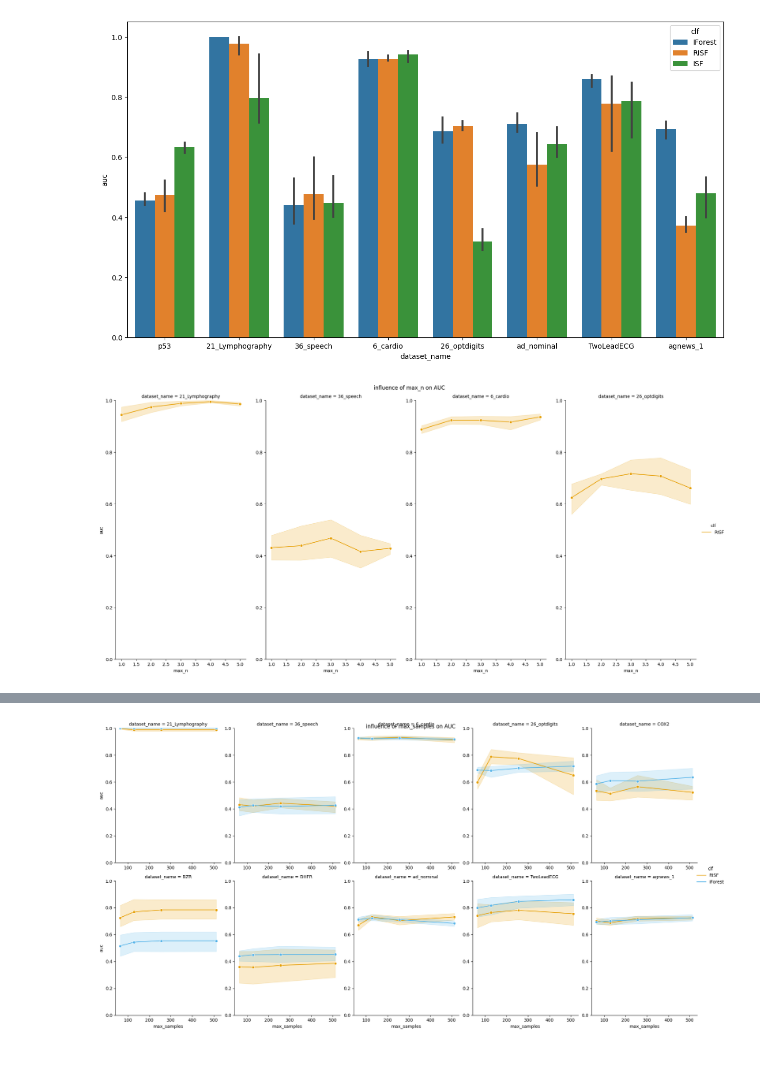
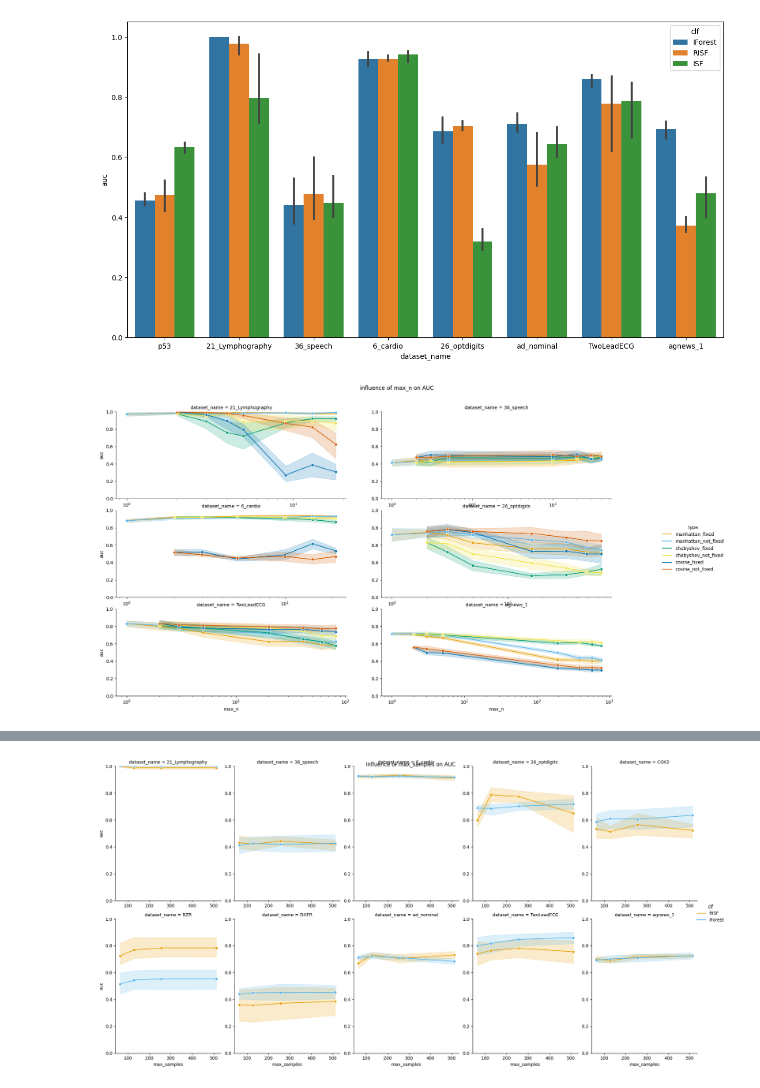
Before and after one commit to SebChw/RSIF, a Jupyter notebook: notebooks/visualizations.ipynb, the cells around one changed output, grey strips where cells are left out. Cells and saved outputs as stored; diff of their text form; code cells hidden in the pictures; blank space fills up the shorter version.

Commit message:
add: more results

```diff
--- a/notebooks/visualizations.ipynb
+++ b/notebooks/visualizations.ipynb
@@ -21,7 +22,28 @@ def sensitivity_plot(csv_path, parameter_name, col_wrap=4):
     g.set(ylim=(0, 1))
     g.fig.suptitle(f'influence of {parameter_name} on AUC')
     plt.gcf().set_size_inches(20, 10)
-# %%
-sensitivity_plot("../results/results_max_n.csv", "max_n")
-# %% [output]
-[figure, removed]
+# %%
+dfs = []
+for dist in ["manhattan", "chebyshev", "cosine"]:
+    df1 = pd.read_csv(f"../results/{dist}_projection-fixed-max_n.csv")
+    df2 = pd.read_csv(f"../results/{dist}_projection-not_fixed-max_n.csv")
+    df1.drop(columns=[f"{dist}_projection-fixed-max_n"], inplace=True)
+    df2.drop(columns=[f"{dist}_projection-not_fixed-max_n"], inplace=True)
+
+    df1["type"] = dist + "_fixed"
+    df2["type"] = dist + "_not_fixed"
+
+    dfs.append(pd.concat([df1, df2], ignore_index=True))
+
+df = pd.concat(dfs, ignore_index=True)
+
+sns.set_palette(sns.color_palette(OKABE_ITO_SCALE))
+g = sns.relplot(data=df, x="max_n", y="auc", hue="type", marker="o", col="dataset_name", col_wrap=2,
+            facet_kws={'sharey': False, 'sharex': False}, kind="line")
+g.set(ylim=(0, 1))
+g.fig.suptitle(f'influence of max_n on AUC')
+g.set(xscale="log")
+g.fig.subplots_adjust(top=0.9)
+plt.gcf().set_size_inches(20, 10)
+# %% [output]
+[figure, added]
```
Also changed, not shown: parts of 19 cells of this notebook, 10 other files.
